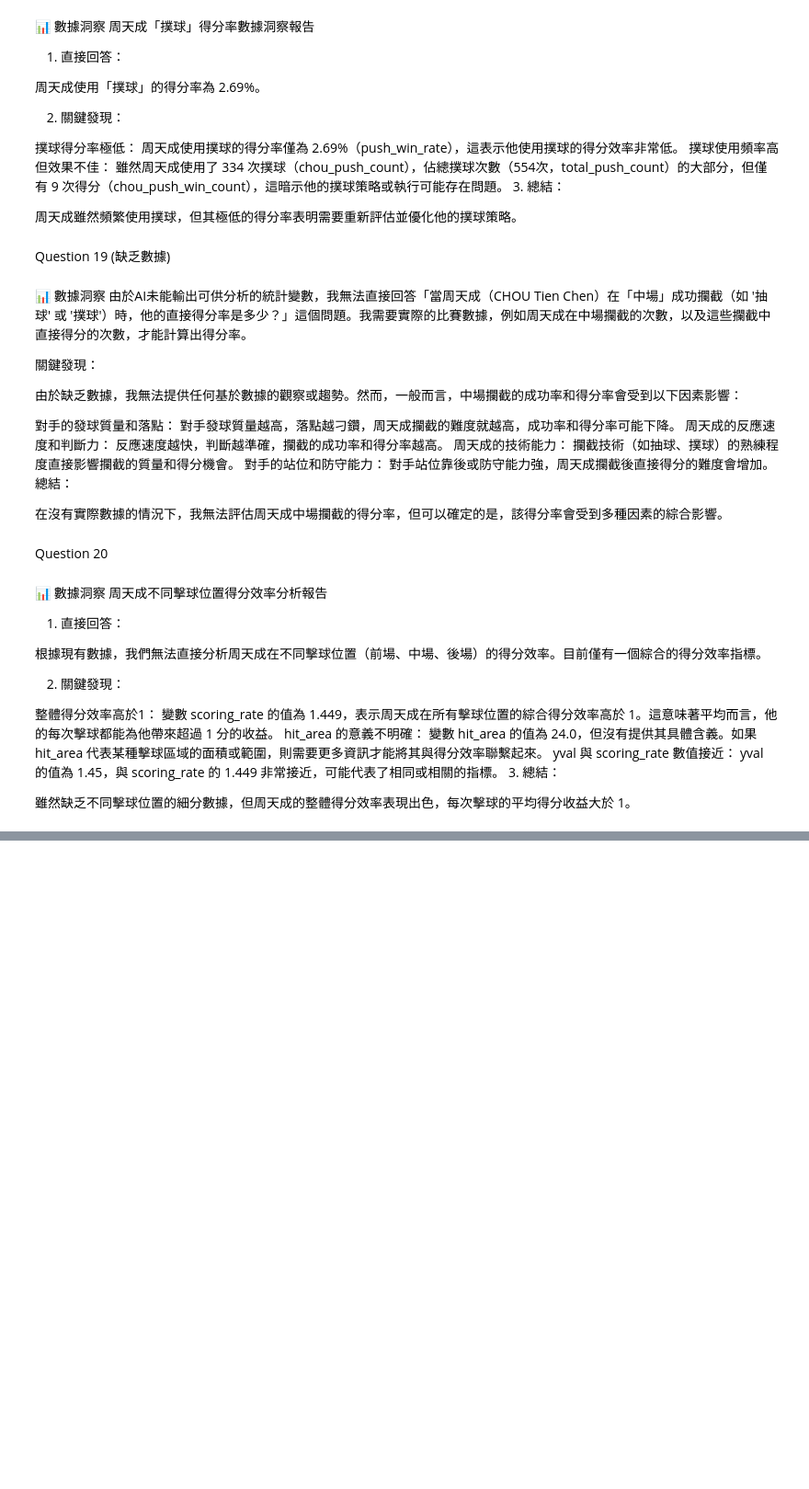
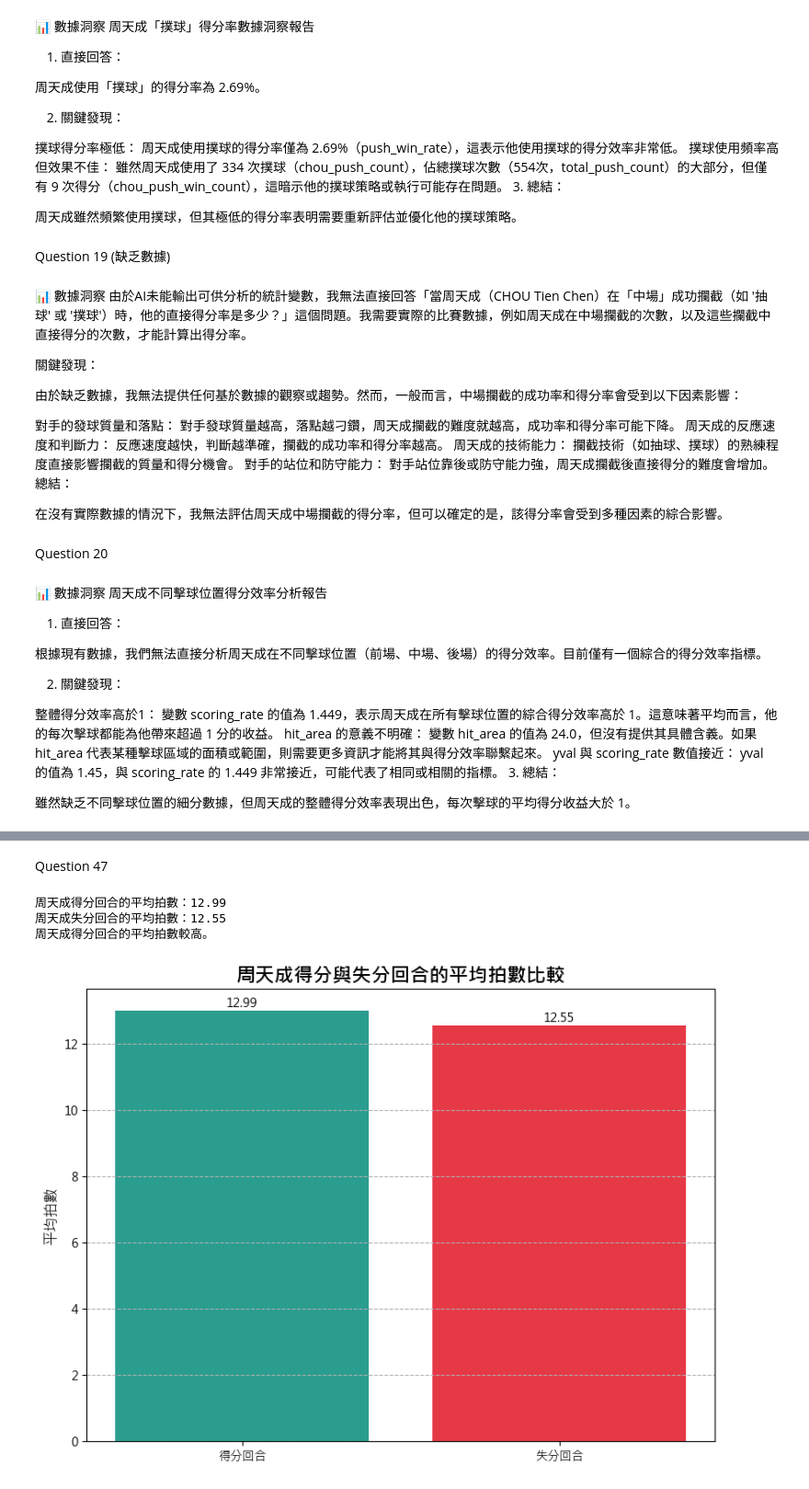
Before and after one commit to DanielTeng0811/BadmintonAI, a Jupyter notebook: question_answer.ipynb, the cells around one changed output, grey strips where cells are left out. Shown at 92% size. Cells and saved outputs as stored; diff of their text form; code cells hidden in the pictures; blank space fills up the shorter version.

Commit message:
40-50 question answer, prompt finetune

```diff
--- a/question_answer.ipynb
+++ b/question_answer.ipynb
@@ -1645,0 +1809,80 @@ yval 與 scoring_rate 數值接近： yval 的值為 1.45，與 scoring_rate 的
+# %% [markdown]
+Question 47
+# %%
+import platform
+import matplotlib.pyplot as plt
+import pandas as pd
+
+# 字體設定
+system = platform.system()
+if system == 'Darwin':
+    plt.rcParams['font.sans-serif'] = ['Arial Unicode MS', 'PingFang TC', 'Heiti TC', 'sans-serif']
+elif system == 'Windows':
+    plt.rcParams['font.sans-serif'] = ['Microsoft JhengHei', 'SimHei', 'sans-serif']
+else:
+    plt.rcParams['font.sans-serif'] = ['Noto Sans CJK TC', 'WenQuanYi Micro Hei', 'sans-serif']
+plt.rcParams['axes.unicode_minus'] = False
+
+# 1. 篩選出 'player' 欄位為 'CHOU Tien Chen' 的所有回合
+chou_rounds = df[df['player'] == 'CHOU Tien Chen'].copy()
+
+# 2. 計算「得分」回合的平均拍數
+scoring_rounds = chou_rounds[chou_rounds['getpoint_player'] == 'CHOU Tien Chen']
+if not scoring_rounds.empty:
+    avg_scoring_rounds = scoring_rounds['ball_round'].mean()
+    print(f"周天成得分回合的平均拍數：{avg_scoring_rounds:.2f}")
+else:
+    avg_scoring_rounds = 0
+    print("沒有找到周天成得分回合的數據。")
+
+# 3. 計算「失分」回合的平均拍數
+losing_rounds = chou_rounds[(chou_rounds['getpoint_player'] != 'CHOU Tien Chen') & (chou_rounds['getpoint_player'].notna())]
+if not losing_rounds.empty:
+    avg_losing_rounds = losing_rounds['ball_round'].mean()
+    print(f"周天成失分回合的平均拍數：{avg_losing_rounds:.2f}")
+else:
+    avg_losing_rounds = 0
+    print("沒有找到周天成失分回合的數據。")
+
+# 4. 比較這兩個平均拍數
+if avg_scoring_rounds > 0 or avg_losing_rounds > 0:
+    if avg_scoring_rounds > avg_losing_rounds:
+        comparison_result = "周天成得分回合的平均拍數較高。"
+    elif avg_scoring_rounds < avg_losing_rounds:
+        comparison_result = "周天成失分回合的平均拍數較高。"
+    else:
+        comparison_result = "周天成得分回合和失分回合的平均拍數相同。"
+    print(comparison_result)
+else:
+    comparison_result = "沒有找到足夠的數據來比較周天成得分和失分回合的平均拍數。"
+
+# 5. 將結果儲存在變數中
+results = {
+    "avg_scoring_rounds": avg_scoring_rounds,
+    "avg_losing_rounds": avg_losing_rounds,
+    "comparison_result": comparison_result
+}
+
+# 可视化呈現
+labels = ['得分回合', '失分回合']
+avg_round_nums = [results['avg_scoring_rounds'], results['avg_losing_rounds']]
+colors = ['#2A9D8F', '#E63946']  # 綠色代表得分，紅色代表失分
+
+fig, ax = plt.subplots(figsize=(8, 6))
+bars = ax.bar(labels, avg_round_nums, color=colors)
+
+# 在柱子上方標註數值
+for bar in bars:
+    yval = bar.get_height()
+    plt.text(bar.get_x() + bar.get_width()/2, yval, f'{yval:.2f}', ha='center', va='bottom')
+
+ax.set_ylabel('平均拍數', fontsize=12)
+ax.set_title('周天成得分與失分回合的平均拍數比較', fontsize=16, fontweight='bold')
+ax.grid(axis='y', linestyle='--')
+
+plt.tight_layout()
+# %% [output]
+周天成得分回合的平均拍數：12.99
+周天成失分回合的平均拍數：12.55
+周天成得分回合的平均拍數較高。
+[figure, added]
```
Also changed, not shown: parts of 10 cells of this notebook, 6 other files.
